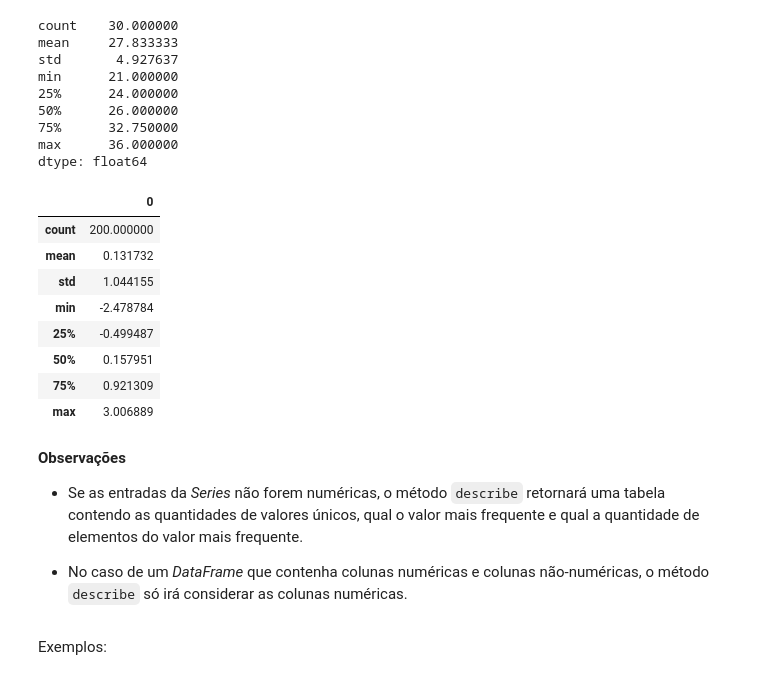
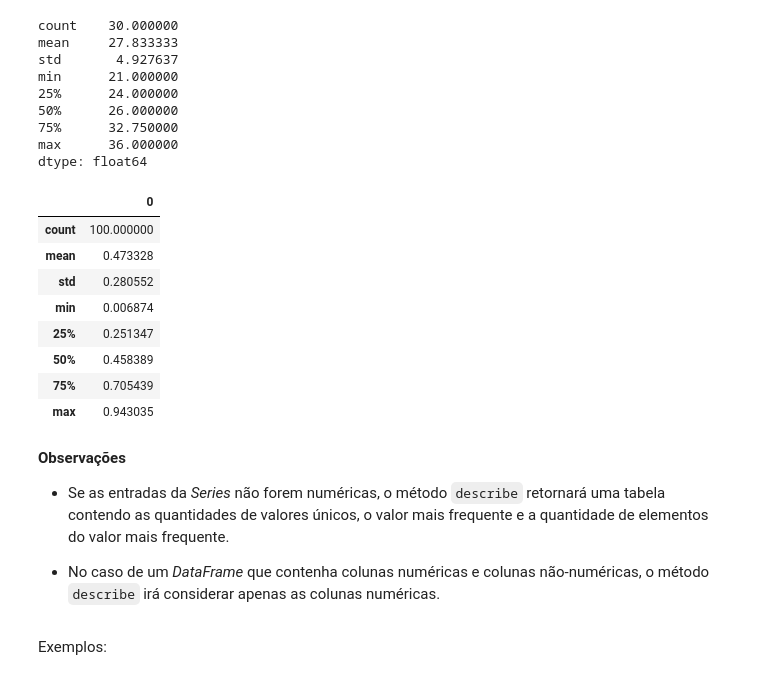
Before and after one commit to gcpeixoto/ICD, a Jupyter notebook: _build/html/_sources/ipynb/11-estatistica-descritiva.ipynb, the cells around one changed output. Drawn from its saved outputs; the diff is of its cells as text; code cells hidden in the pictures.

```diff
--- a/_build/html/_sources/ipynb/11-estatistica-descritiva.ipynb
+++ b/_build/html/_sources/ipynb/11-estatistica-descritiva.ipynb
@@ -139,3 +173,4 @@ No *pandas*, a função `cut` cria classes a partir dos dados e o método `value
 # %%
-pd.cut(dados, bins=bins, right=False).value_counts()
+T = pd.cut(dados, bins=bin_, right=False)
+T
 # %% [output]
@@ -201,3 +179,0 @@ Exemplo com números aleatórios.
-# %%
-z=np.random.normal(0,1,200)
-dist_freq(z)
@@ -225,0 +206,9 @@ As medidas de posição são valores que representam a tendência de concentraç
+# %%
+# função genérica
+def random_test(ns, dist='rand',binMethod='standard'):
+    if isinstance(ns,int): vals = '(' + str(ns) + ')'
+    elif isinstance(ns,tuple): vals = str(ns)
+
+    z = eval('np.random.' + dist + vals)
+    T = pd.cut(z,bins=binning(z,binMethod), right=False)
+    return pd.Series(z), T.value_counts()
@@ -225,0 +233,3 @@ As medidas de posição são valores que representam a tendência de concentraç
+# %%
+z2,T2 = random_test(100, dist='rand',binMethod='sturges')
+z2.plot.hist(); T2
@@ -686,23 +582,23 @@ min      21.000000
 max      36.000000
 dtype: float64
 # %%
-pd.DataFrame(z).describe()
+pd.DataFrame(z2).describe()
 # %% [output]
 |  | 0 |
-| count | 200.000000 |
-| mean | 0.131732 |
-| std | 1.044155 |
-| min | -2.478784 |
-| 25% | -0.499487 |
-| 50% | 0.157951 |
-| 75% | 0.921309 |
-| max | 3.006889 |
+| count | 100.000000 |
+| mean | 0.473328 |
+| std | 0.280552 |
+| min | 0.006874 |
+| 25% | 0.251347 |
+| 50% | 0.458389 |
+| 75% | 0.705439 |
+| max | 0.943035 |
 # %% [markdown]
 **Observações**
 
-* Se as entradas da *Series* não forem numéricas, o método `describe` retornará uma tabela contendo as quantidades de valores únicos, qual o valor mais frequente e qual a quantidade de elementos do valor mais frequente.
+* Se as entradas da *Series* não forem numéricas, o método `describe` retornará uma tabela contendo as quantidades de valores únicos, o valor mais frequente e a quantidade de elementos do valor mais frequente.
 
-* No caso de um *DataFrame* que contenha colunas numéricas e colunas não-numéricas, o método `describe` só irá considerar as colunas numéricas.
+* No caso de um *DataFrame* que contenha colunas numéricas e colunas não-numéricas, o método `describe` irá considerar apenas as colunas numéricas.
 # %% [markdown]
 Exemplos:
 # %%
```
Also changed, not shown: parts of 120 cells of this notebook, 23 other files.
